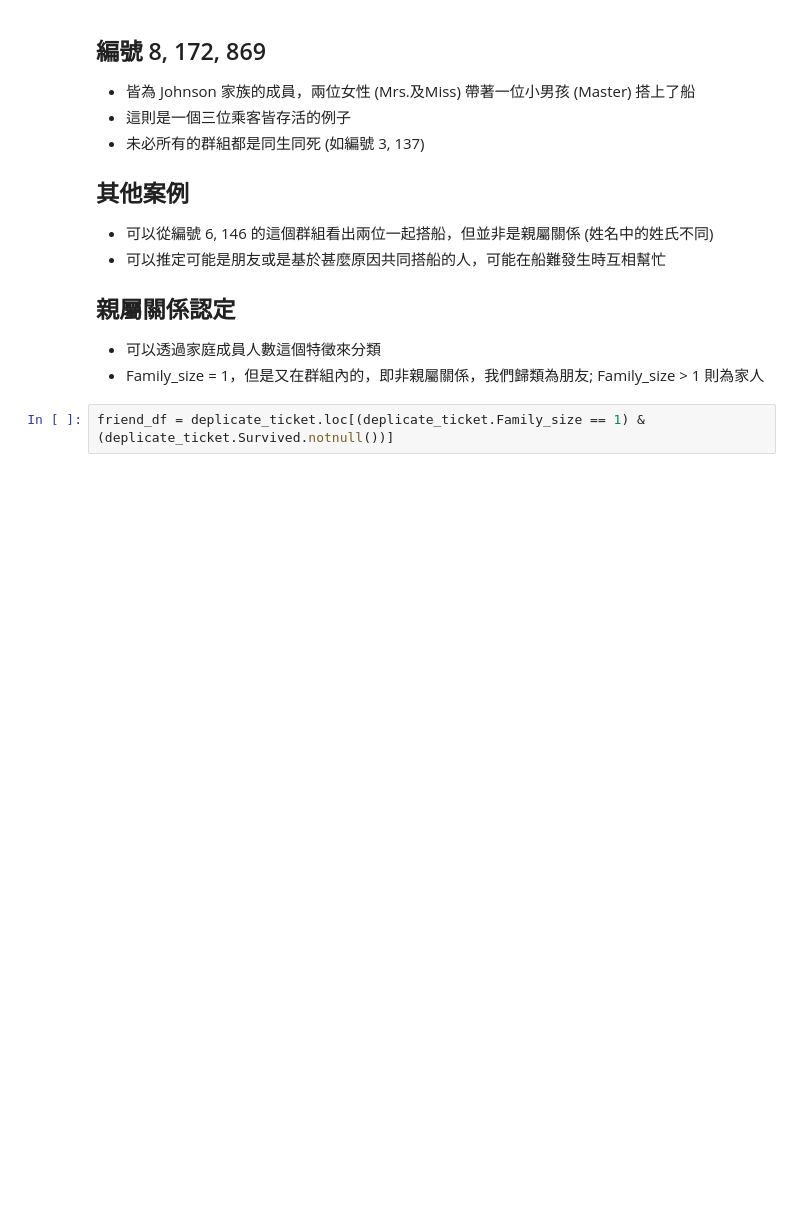
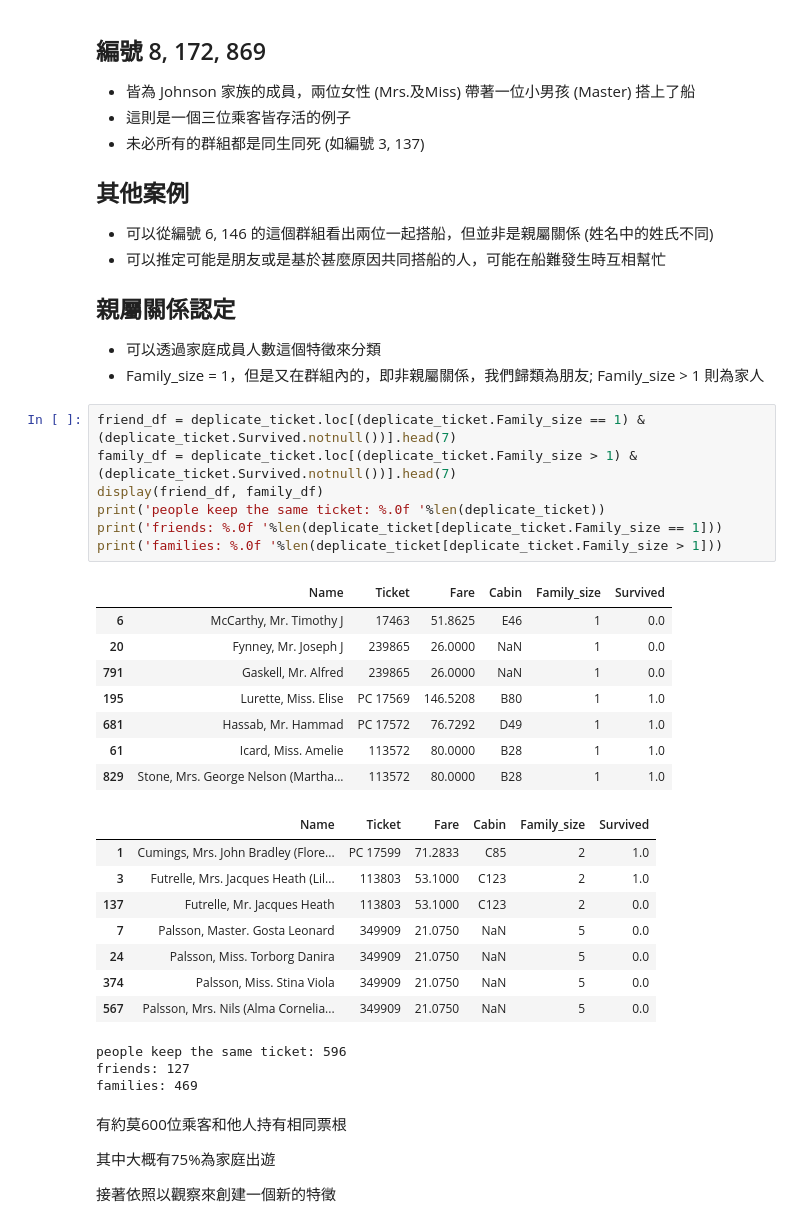
Before and after one commit to myps6415/Data-Analysis-Project, a Jupyter notebook: Kaggle/Titanic/Titanic.ipynb, the cells around one changed output. Saved outputs shown, nothing was run; the diff lists cells and outputs as text; blank space fills up the shorter version.

```diff
--- a/Kaggle/Titanic/Titanic.ipynb
+++ b/Kaggle/Titanic/Titanic.ipynb
@@ -383,5 +383,36 @@ deplicate_ticket.head(14)
 ## 親屬關係認定
 * 可以透過家庭成員人數這個特徵來分類
 * Family_size = 1，但是又在群組內的，即非親屬關係，我們歸類為朋友; Family_size > 1 則為家人
-# %%
-friend_df = deplicate_ticket.loc[(deplicate_ticket.Family_size == 1) & (deplicate_ticket.Survived.notnull())]
+# %%
+friend_df = deplicate_ticket.loc[(deplicate_ticket.Family_size == 1) & (deplicate_ticket.Survived.notnull())].head(7)
+family_df = deplicate_ticket.loc[(deplicate_ticket.Family_size > 1) & (deplicate_ticket.Survived.notnull())].head(7)
+display(friend_df, family_df)
+print('people keep the same ticket: %.0f '%len(deplicate_ticket))
+print('friends: %.0f '%len(deplicate_ticket[deplicate_ticket.Family_size == 1]))
+print('families: %.0f '%len(deplicate_ticket[deplicate_ticket.Family_size > 1]))
+# %% [output]
+|  | Name | Ticket | Fare | Cabin | Family_size | Survived |
+| 6 | McCarthy, Mr. Timothy J | 17463 | 51.8625 | E46 | 1 | 0.0 |
+| 20 | Fynney, Mr. Joseph J | 239865 | 26.0000 | NaN | 1 | 0.0 |
+| 791 | Gaskell, Mr. Alfred | 239865 | 26.0000 | NaN | 1 | 0.0 |
+| 195 | Lurette, Miss. Elise | PC 17569 | 146.5208 | B80 | 1 | 1.0 |
+| 681 | Hassab, Mr. Hammad | PC 17572 | 76.7292 | D49 | 1 | 1.0 |
+| 61 | Icard, Miss. Amelie | 113572 | 80.0000 | B28 | 1 | 1.0 |
+| 829 | Stone, Mrs. George Nelson (Martha... | 113572 | 80.0000 | B28 | 1 | 1.0 |
+|  | Name | Ticket | Fare | Cabin | Family_size | Survived |
+| 1 | Cumings, Mrs. John Bradley (Flore... | PC 17599 | 71.2833 | C85 | 2 | 1.0 |
+| 3 | Futrelle, Mrs. Jacques Heath (Lil... | 113803 | 53.1000 | C123 | 2 | 1.0 |
+| 137 | Futrelle, Mr. Jacques Heath | 113803 | 53.1000 | C123 | 2 | 0.0 |
+| 7 | Palsson, Master. Gosta Leonard | 349909 | 21.0750 | NaN | 5 | 0.0 |
+| 24 | Palsson, Miss. Torborg Danira | 349909 | 21.0750 | NaN | 5 | 0.0 |
+| 374 | Palsson, Miss. Stina Viola | 349909 | 21.0750 | NaN | 5 | 0.0 |
+| 567 | Palsson, Mrs. Nils (Alma Cornelia... | 349909 | 21.0750 | NaN | 5 | 0.0 |
+people keep the same ticket: 596
+friends: 127
+families: 469
+# %% [markdown]
+有約莫600位乘客和他人持有相同票根
+
+其中大概有75%為家庭出遊
+
+接著依照以觀察來創建一個新的特徵
```
Also changed, not shown: parts of 26 cells of this notebook, 6 other files.
